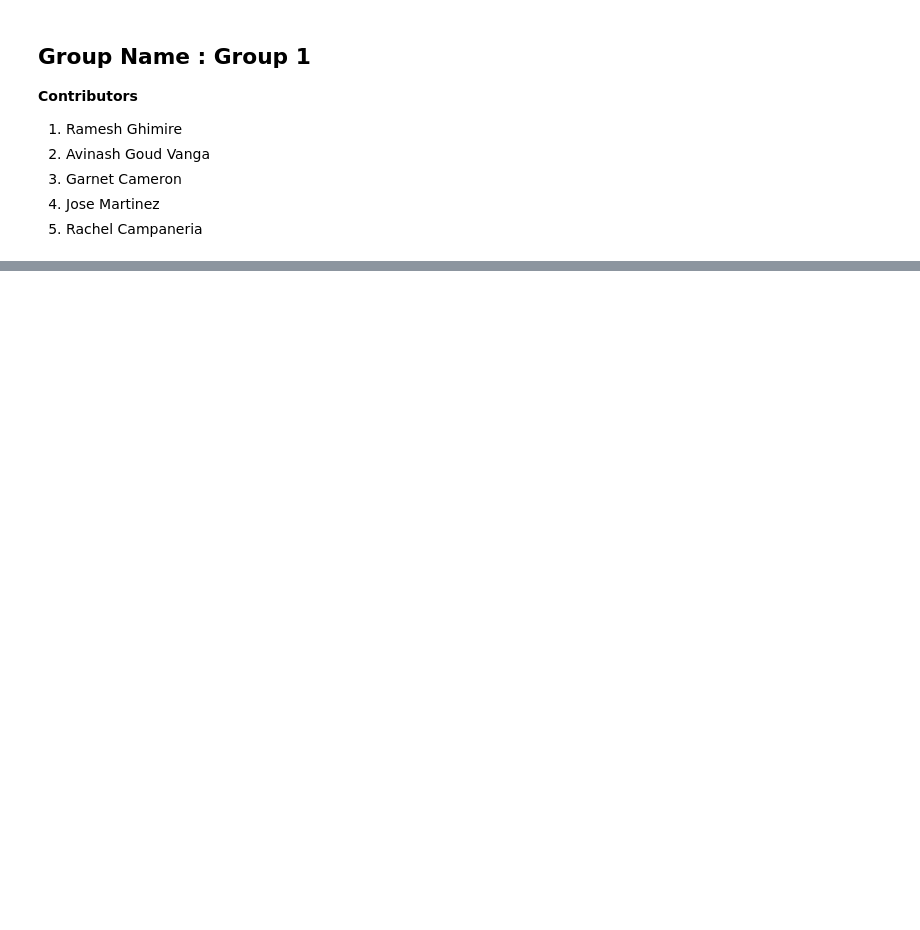
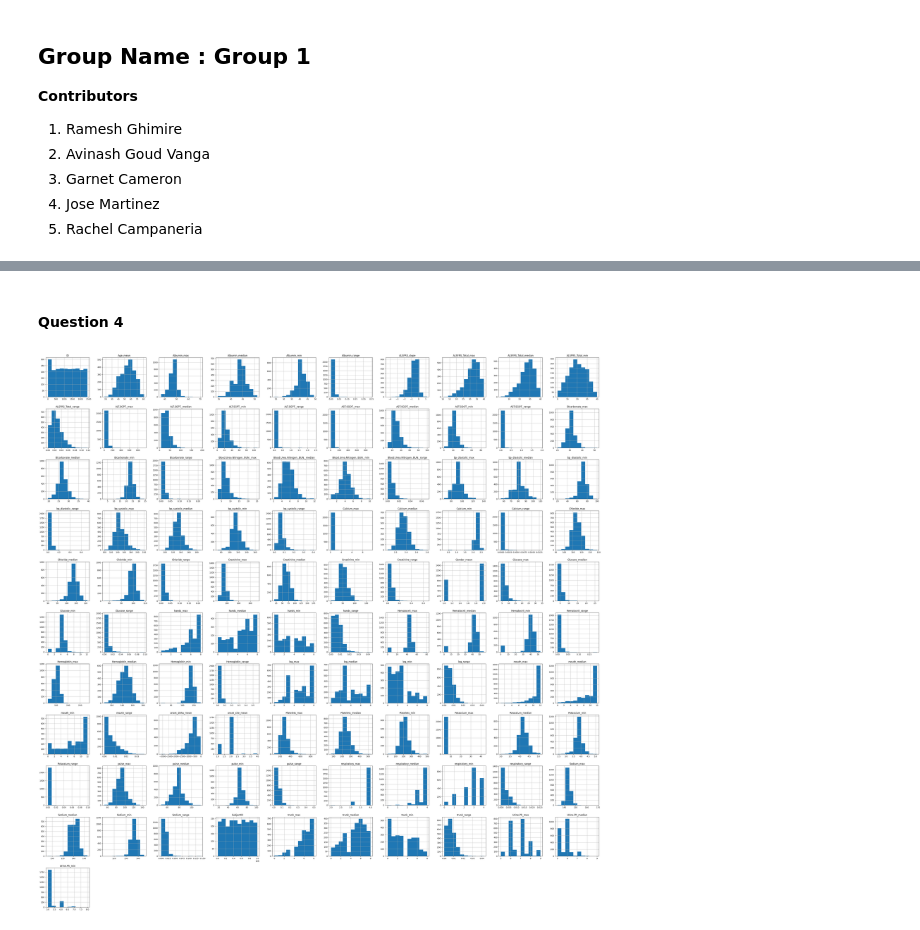
Before and after one commit to rghimre3/BCIS-5110-Programming-for-Business-Analytics, a Jupyter notebook: Group_Project_BCIS_5110_(Summer_2,_2023).ipynb, the cells around one changed output, grey strips where cells are left out. Cells and saved outputs as stored; diff of their text form; code cells hidden in the pictures; blank space fills up the shorter version.

```diff
--- a/Group_Project_BCIS_5110_(Summer_2,_2023).ipynb
+++ b/Group_Project_BCIS_5110_(Summer_2,_2023).ipynb
@@ -60,0 +96,30 @@ FIXME
+# %%
+def clean_blank_columns(df_work, ratio):
+  '''
+  Removes columns from df_work that contain less than ratio quantity of values.
+    ratio = (count of non-Null) / (length of dataset)
+  '''
+  #create dataframe of NaN counts
+  colMinusOne = pd.DataFrame(df_work.isnull().sum())
+  #print(colMinusOne)
+  #print(colMinusOne.head())
+  #print(list(colMinusOne))
+
+  # determine dataset row quantity
+  dfWork_shape = df_work.shape
+  dfWork_rows = dfWork_shape[0]
+  print("================ ", dfWork_shape[1], " columns in dataset")
+
+  #append ratio of Nulls
+  colMinusOneRatios = colMinusOne.assign(Ratio=lambda x: abs(x/dfWork_rows))
+  #print(colMinusOneRatios)
+
+  print("\nThreshold is: ", ratio, '\n')
+  for i in colMinusOneRatios.index:
+    print(i)
+    if colMinusOneRatios.loc[i]['Ratio'] > ratio:
+        print(f'Dropping {i}, Ratio = ', colMinusOneRatios.loc[i,'Ratio'])
+        df_work = df_work.drop([i], axis=1)
+  print(df_work.shape)
+
+  return df_work
@@ -60,0 +128,7 @@ FIXME
+# %%
+# Data Import
+# FIXME
+df1 = pd.read_csv("https://raw.githubusercontent.com/rghimre3/BCIS-5110-Programming-for-Business-Analytics/main/ALS_TrainingData_2223.csv")
+df2 = pd.read_csv("https://raw.githubusercontent.com/rghimre3/BCIS-5110-Programming-for-Business-Analytics/main/ALS_TestingData_78.csv")
+
+df3 = pd.concat([df1,df2])
@@ -60,0 +365,7 @@ FIXME
+# %% [markdown]
+#### Question 4
+# %%
+# the below fig privdes the data distribution. skewness and outliers
+hist1=df3.hist(figsize=(50,50))
+# %% [output]
+[figure, added]
```
Also changed, not shown: parts of 47 cells of this notebook.
